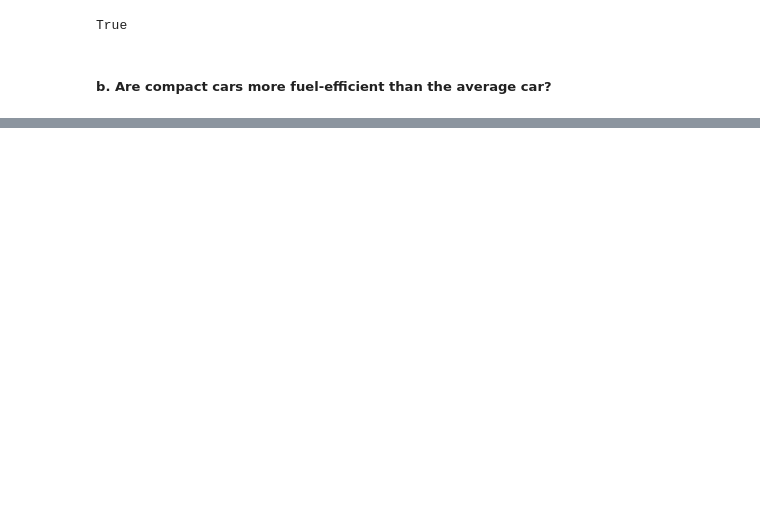
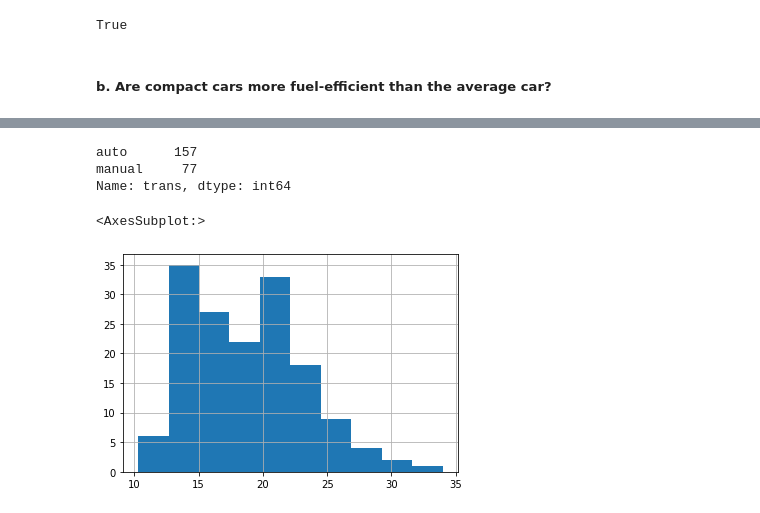
Before and after one commit to Severina7/statistics_exercises, a Jupyter notebook: hypothesis_testing.ipynb, the cells around one changed output, grey strips where cells are left out. Drawn from its saved outputs; the diff is of its cells as text; code cells hidden in the pictures; blank space fills up the shorter version.

```diff
--- a/hypothesis_testing.ipynb
+++ b/hypothesis_testing.ipynb
@@ -217,0 +247,3 @@ mpg[mpg['class'] == 'compact'].fuel_efcy.mean()
+# %%
+mpg["trans"] = np.where(mpg['trans'].str.contains('auto'), 'auto', 'manual')
+mpg.head()
@@ -217,0 +257,14 @@ mpg[mpg['class'] == 'compact'].fuel_efcy.mean()
+# %%
+mpg.trans.value_counts()
+# %% [output]
+auto      157
+manual     77
+Name: trans, dtype: int64
+# %%
+fe_auto = mpg[(mpg.trans == 'auto')].fuel_efcy
+fe_manual = mpg[(mpg.trans == 'manual')].fuel_efcy
+# %%
+fe_auto.hist()
+# %% [output]
+<AxesSubplot:>
+[figure, added]
```
Also changed, not shown: parts of 34 cells of this notebook, 1 other file.
